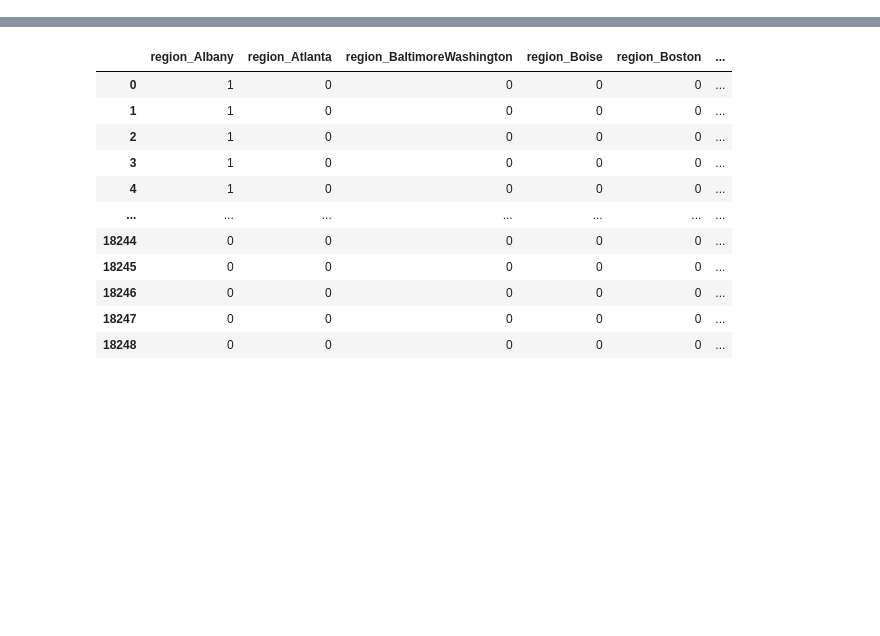
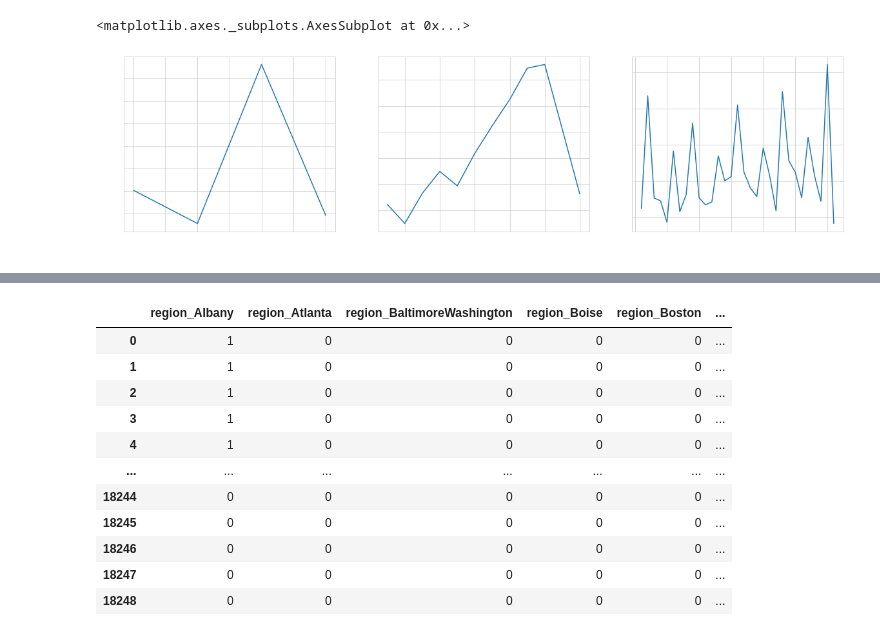
Before and after one commit to Jo-chana/CoLab_ML_codes, a Jupyter notebook: Avocado_2.ipynb, the cells around one changed output, grey strips where cells are left out. Drawn from its saved outputs; the diff is of its cells as text; code cells hidden in the pictures; blank space fills up the shorter version.

```diff
--- a/Avocado_2.ipynb
+++ b/Avocado_2.ipynb
@@ -57 +65,15 @@ for i in ['Year','Month','Day']:
+# %%
+plt.figure(figsize=(20,5))
+plt.subplot(131)
+Years = avocado.groupby('Year').mean()
+Years['avprice'].plot(x=avocado.Year)
+plt.subplot(132)
+Months = avocado.groupby('Month').mean()
+Months['avprice'].plot(x=avocado.Month)
+plt.subplot(133)
+Days = avocado.groupby('Day').mean()
+Days['avprice'].plot(x=avocado.Day)
+# %% [output]
+<matplotlib.axes._subplots.AxesSubplot at 0x...>
+[figure, added]
 # %%
```
Also changed, not shown: parts of 9 cells of this notebook.
